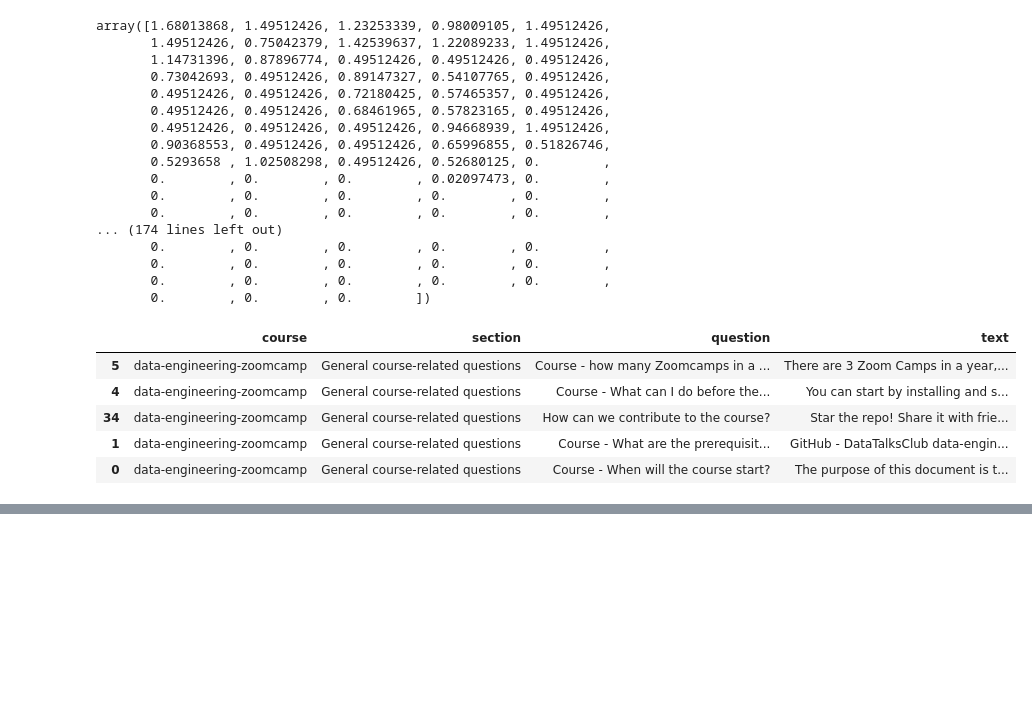
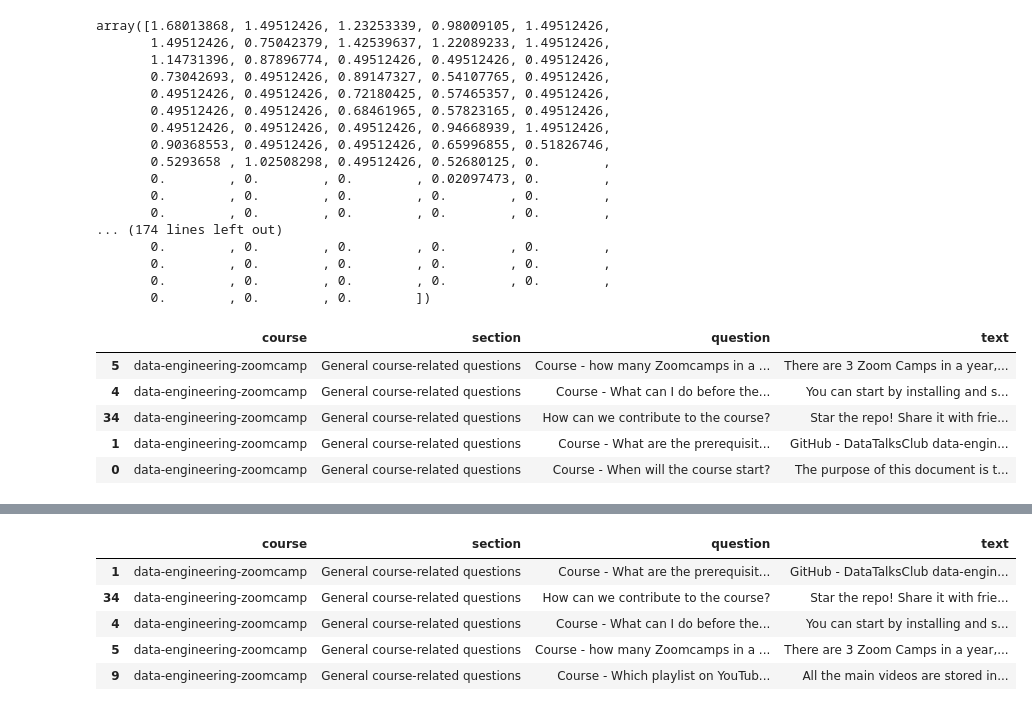
Before and after one commit to CroixANI/llm-zoomcamp-2024-06, a Jupyter notebook: 01-intro/01-search-engine.ipynb, the cells around one changed output, grey strips where cells are left out. Saved outputs shown, nothing was run; the diff lists cells and outputs as text; code cells hidden in the pictures; blank space fills up the shorter version.

```diff
--- a/01-intro/search-engine.ipynb
+++ b/01-intro/01-search-engine.ipynb
@@ -509,3 +509,21 @@ df.iloc[idx]
 # what we can do additionally is to rank some fields as more important
 # for example if words from question matches to words in 'question' field then it is more important then match in 'text' field
 # timestampt 59:53
+boosts = {
+    'question' : 3 # 3 times more important then other fields
+}
+
+query = "I just discovered the course, is too late to join?"
+size = len(df)
+score = np.zeros(size)
+
+# lets look through all fields
+for field in fields:
+    q = transformers[field].transform([query])
+    X = matrices[field]
+    field_score = cosine_similarity(X, q).flatten()
+    field_boost = boosts.get(field, 1.0)
+
+    score = score + field_boost * field_score
+
+score
@@ -511,0 +548,10 @@ df.iloc[idx]
+# %%
+idx = np.argsort(-score)[:5]
+df.iloc[idx]
+# %% [output]
+|  | course | section | question | text |
+| 1 | data-engineering-zoomcamp | General course-related questions | Course - What are the prerequisit... | GitHub - DataTalksClub data-engin... |
+| 34 | data-engineering-zoomcamp | General course-related questions | How can we contribute to the course? | Star the repo! Share it with frie... |
+| 4 | data-engineering-zoomcamp | General course-related questions | Course - What can I do before the... | You can start by installing and s... |
+| 5 | data-engineering-zoomcamp | General course-related questions | Course - how many Zoomcamps in a ... | There are 3 Zoom Camps in a year,... |
+| 9 | data-engineering-zoomcamp | General course-related questions | Course - Which playlist on YouTub... | All the main videos are stored in... |
```
Also changed, not shown: parts of 3 cells of this notebook, 8 other files.
